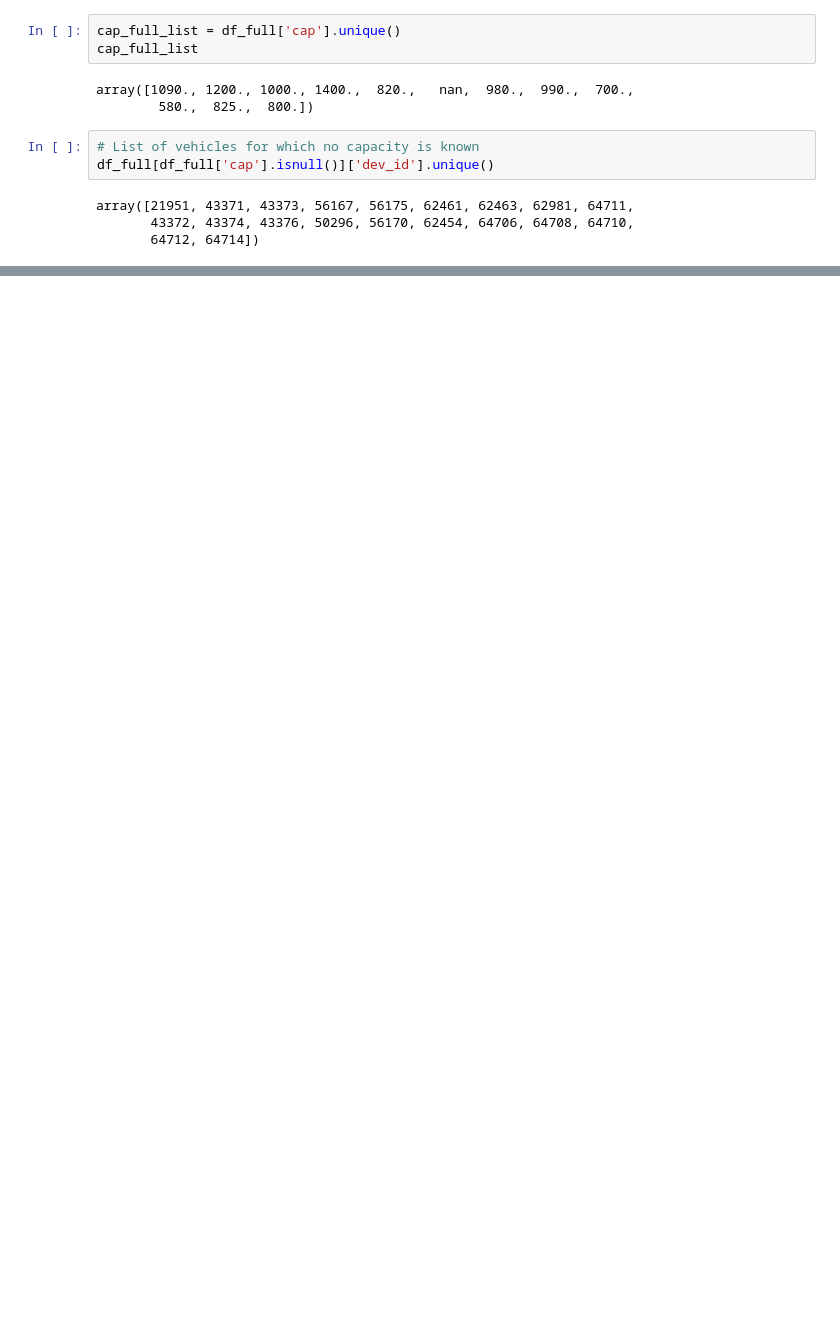
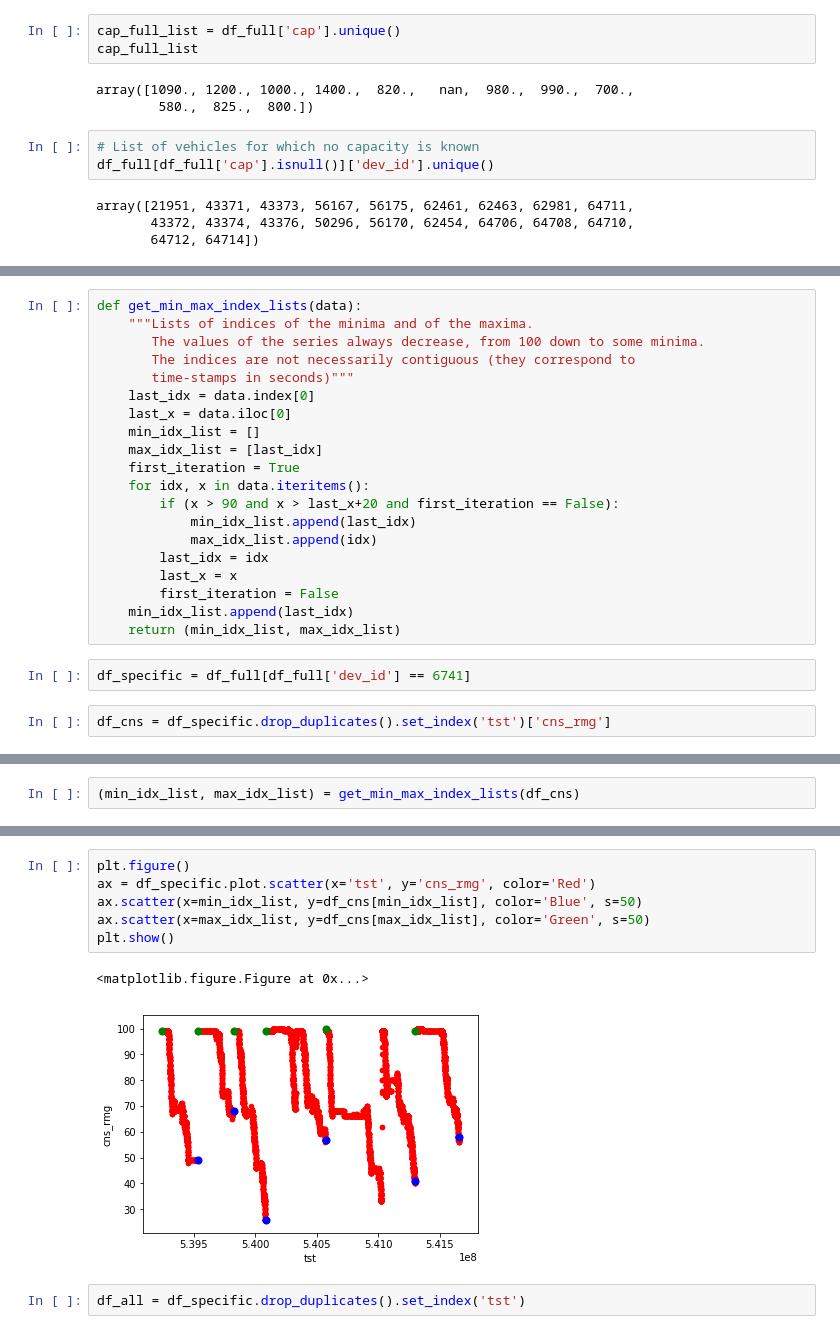
Before and after one commit to machine-learning-helpers/induction-python, a Jupyter notebook: use-cases/service-vehicle-tracking/vehicle-tracking-exploration.ipynb, the cells around one changed output, grey strips where cells are left out. Drawn from its saved outputs; the diff is of its cells as text; blank space fills up the shorter version.

```diff
--- a/use-cases/service-vehicle-tracking/vehicle-tracking-exploration.ipynb
+++ b/use-cases/service-vehicle-tracking/vehicle-tracking-exploration.ipynb
@@ -119,0 +156,24 @@ array([21951, 43371, 43373, 56167, 56175, 62461, 62463, 62981, 64711,
+# %%
+def get_min_max_index_lists(data):
+    """Lists of indices of the minima and of the maxima.
+       The values of the series always decrease, from 100 down to some minima.
+       The indices are not necessarily contiguous (they correspond to
+       time-stamps in seconds)"""
+    last_idx = data.index[0]
+    last_x = data.iloc[0]
+    min_idx_list = []
+    max_idx_list = [last_idx]
+    first_iteration = True
+    for idx, x in data.iteritems():
+        if (x > 90 and x > last_x+20 and first_iteration == False):
+            min_idx_list.append(last_idx)
+            max_idx_list.append(idx)
+        last_idx = idx
+        last_x = x
+        first_iteration = False
+    min_idx_list.append(last_idx)
+    return (min_idx_list, max_idx_list)
+# %%
+df_specific = df_full[df_full['dev_id'] == 6741]
+# %%
+df_cns = df_specific.drop_duplicates().set_index('tst')['cns_rmg']
@@ -119,0 +190,2 @@ array([21951, 43371, 43373, 56167, 56175, 62461, 62463, 62981, 64711,
+# %%
+(min_idx_list, max_idx_list) = get_min_max_index_lists(df_cns)
@@ -119,0 +222,11 @@ array([21951, 43371, 43373, 56167, 56175, 62461, 62463, 62981, 64711,
+# %%
+plt.figure()
+ax = df_specific.plot.scatter(x='tst', y='cns_rmg', color='Red')
+ax.scatter(x=min_idx_list, y=df_cns[min_idx_list], color='Blue', s=50)
+ax.scatter(x=max_idx_list, y=df_cns[max_idx_list], color='Green', s=50)
+plt.show()
+# %% [output]
+<matplotlib.figure.Figure at 0x...>
+[figure, added]
+# %%
+df_all = df_specific.drop_duplicates().set_index('tst')
```
Also changed, not shown: parts of 21 cells of this notebook, 1 other file.
